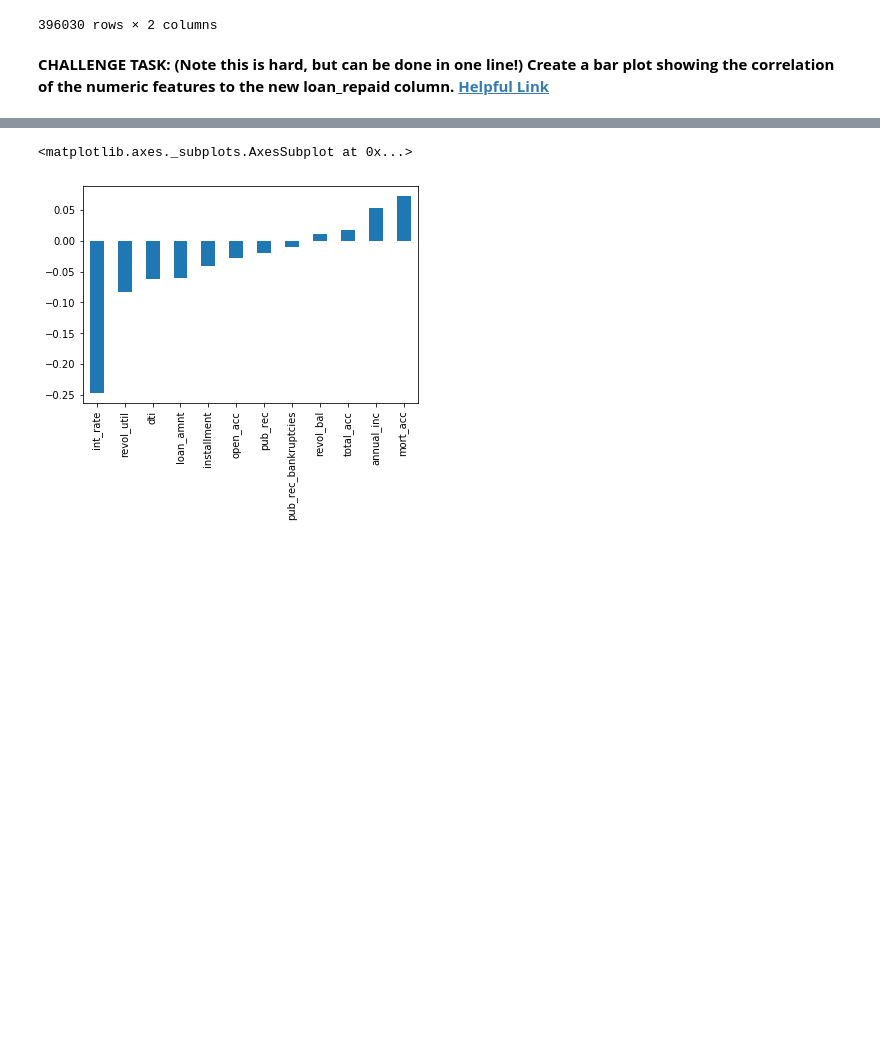
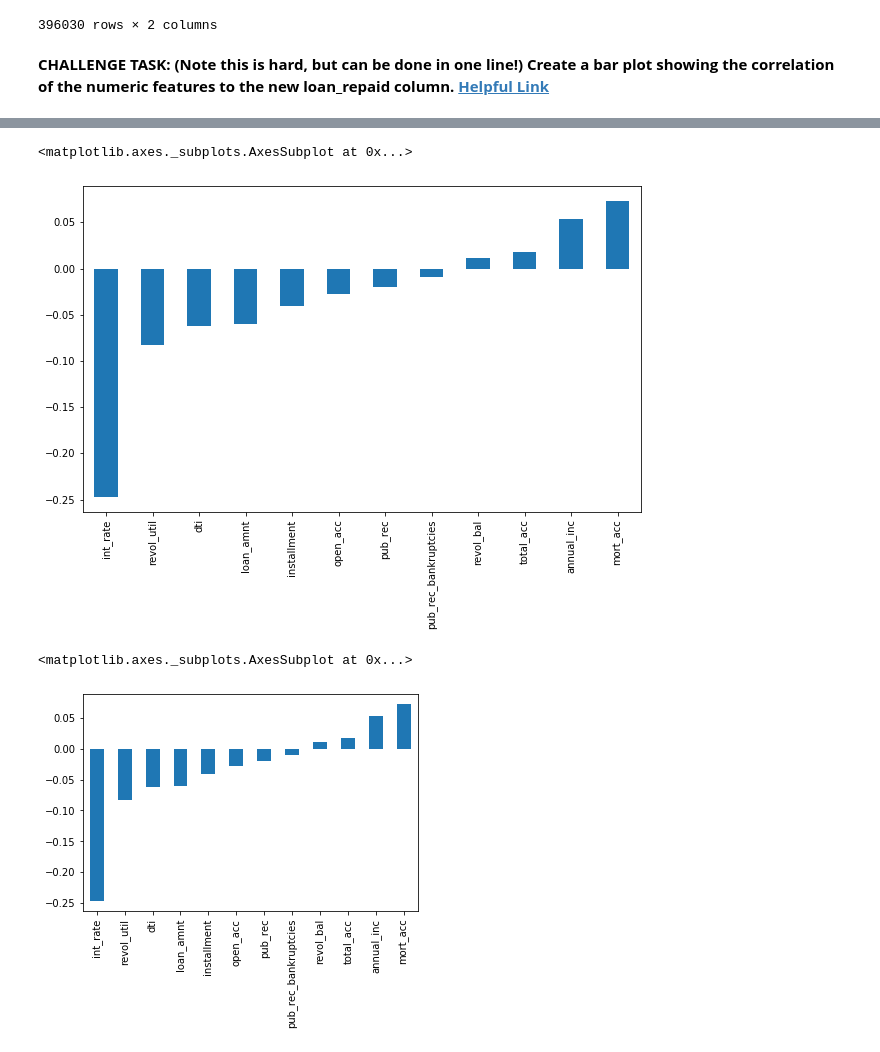
Before and after one commit to jonnohuang/Python-for-Data-Science-and-Machine-Learning-Bootcamp, a Jupyter notebook: TensorFlow_FILES/ANNs/03-Keras-Project-Exercise.ipynb, the cells around one changed output, grey strips where cells are left out. Saved outputs shown, nothing was run; the diff lists cells and outputs as text; code cells hidden in the pictures; blank space fills up the shorter version.

```diff
--- a/TensorFlow_FILES/ANNs/03-Keras-Project-Exercise.ipynb
+++ b/TensorFlow_FILES/ANNs/03-Keras-Project-Exercise.ipynb
@@ -615,3 +764,8 @@ array(['Fully Paid', 'Charged Off'], dtype=object)
+# %%
+df.corr()['loan_repaid'].sort_values().drop('loan_repaid').plot(kind='bar',figsize=(10,6))
+# %% [output]
+<matplotlib.axes._subplots.AxesSubplot at 0x...>
+[figure, added]
 # %%
 # %% [output]
 <matplotlib.axes._subplots.AxesSubplot at 0x...>
```
Also changed, not shown: parts of 49 cells of this notebook.
